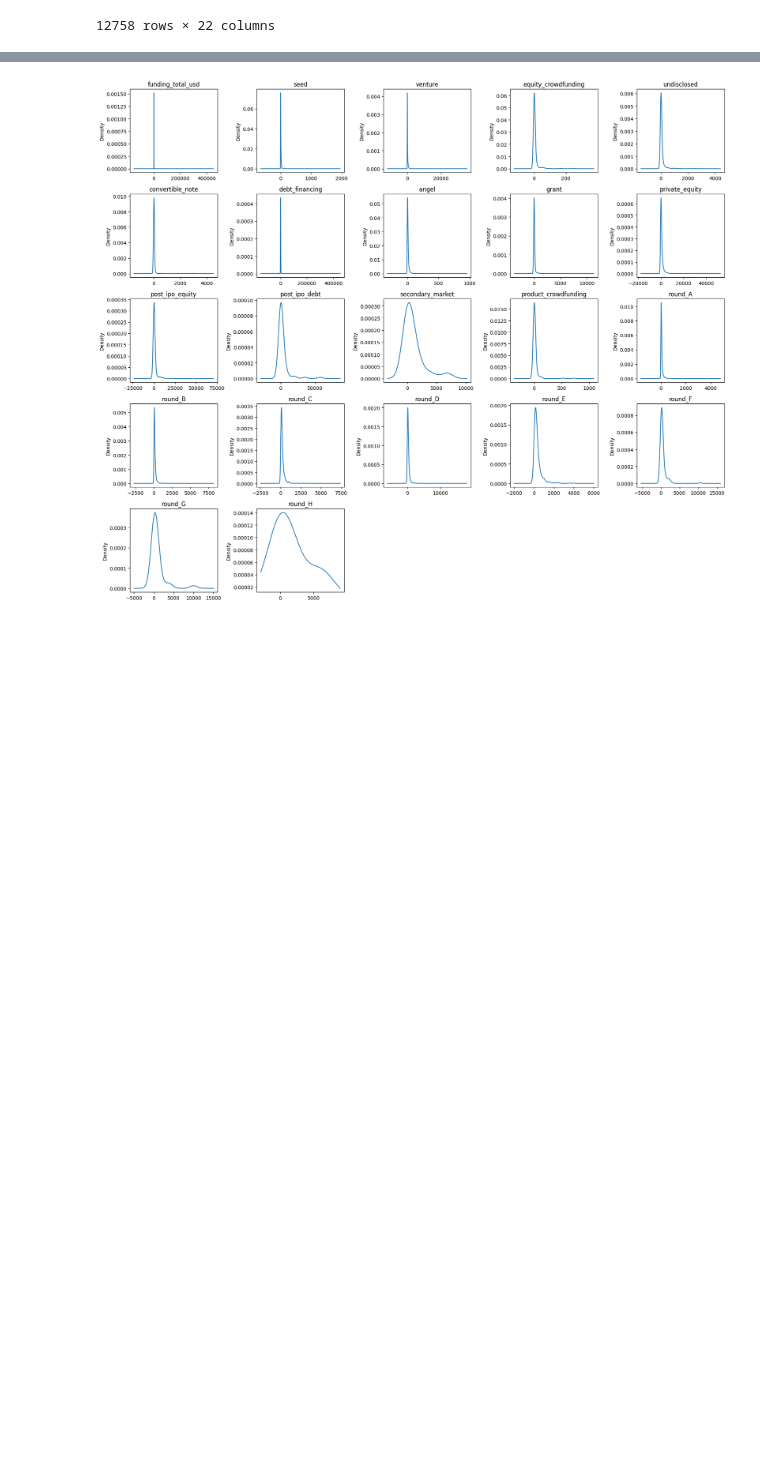
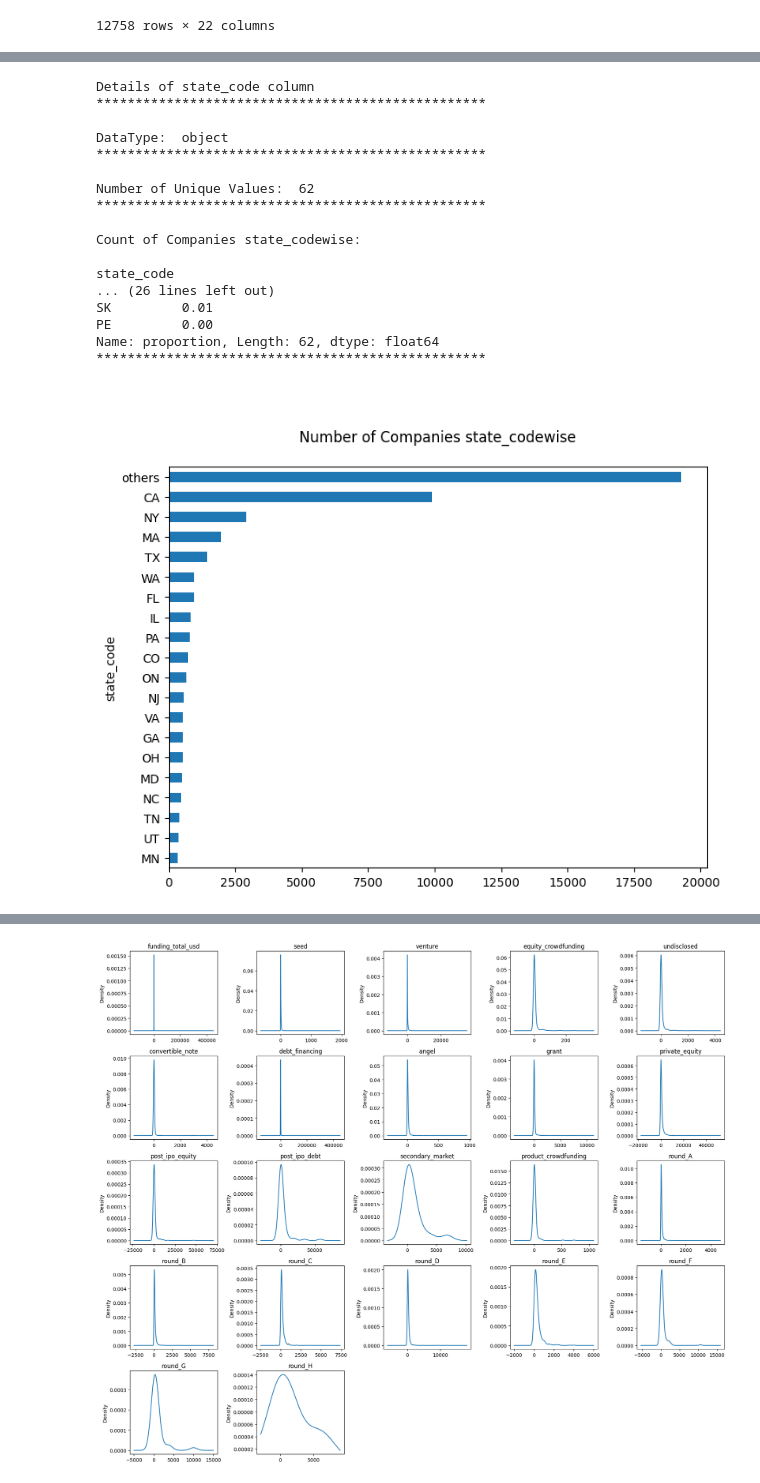
Before and after one commit to shamabansal17/Startups_funding_Analysis, a Jupyter notebook: funding_startup.ipynb, the cells around one changed output, grey strips where cells are left out. Saved outputs shown, nothing was run; the diff lists cells and outputs as text; code cells hidden in the pictures; blank space fills up the shorter version.

```diff
--- a/funding_startup.ipynb
+++ b/funding_startup.ipynb
@@ -397,0 +516,21 @@ df[df.iloc[:,16:].sum(axis=1)-df['funding_total_usd']!=0][fund_col]
+# %%
+get_column_details(df,column='state_code',plot_size=(8,6),plt_req='barh',a=20)
+# %% [output]
+Details of state_code column
+**************************************************
+
+DataType:  object
+**************************************************
+
+Number of Unique Values:  62
+**************************************************
+
+Count of Companies state_codewise:
+
+state_code
+... (26 lines left out)
+SK         0.01
+PE         0.00
+Name: proportion, Length: 62, dtype: float64
+**************************************************
+[figure, added]
```
Also changed, not shown: parts of 23 cells of this notebook.
